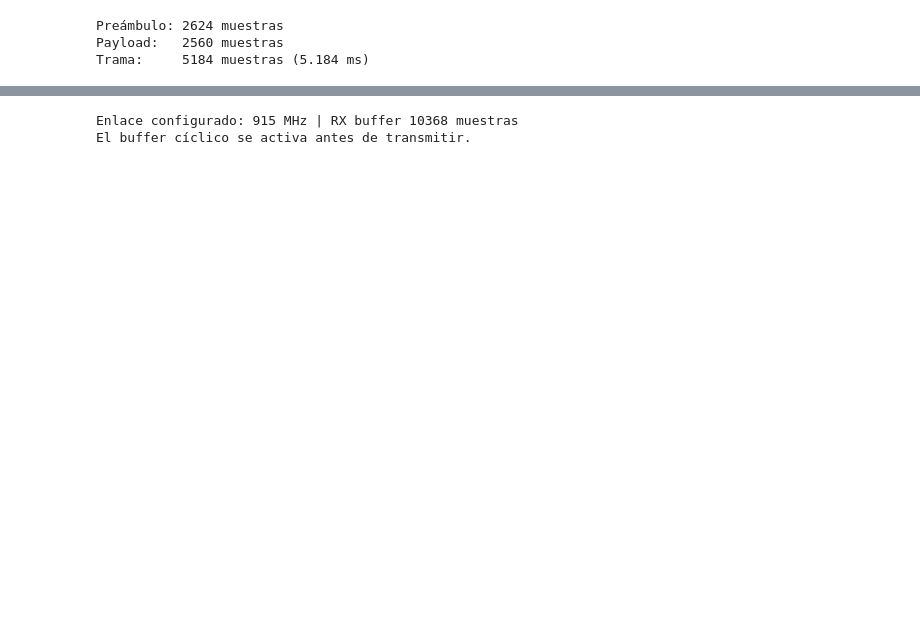
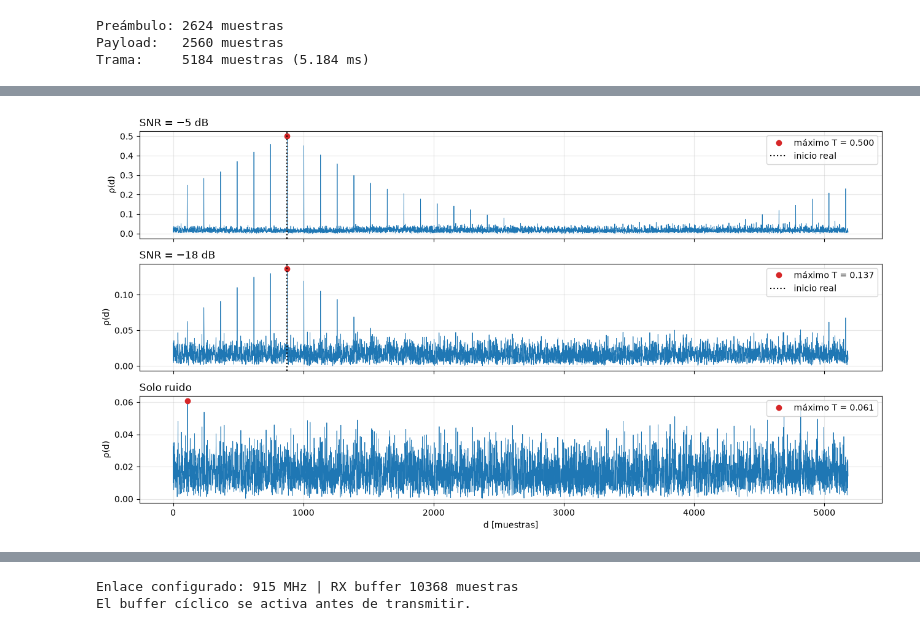
Before and after one commit to vicartu26/Testigos_de_Vangelista, a Jupyter notebook: tp_final_sdr.ipynb, the cells around one changed output, grey strips where cells are left out. Drawn from its saved outputs; the diff is of its cells as text; code cells hidden in the pictures; blank space fills up the shorter version.

```diff
--- a/tp_final_sdr.ipynb
+++ b/tp_final_sdr.ipynb
@@ -334,0 +365,37 @@ El receptor no sabe en qué momento empieza cada trama, así que la busca compar
+# %%
+# DETECCIÓN — 2. Detector en el tiempo: correlación normalizada
+def correlacion_normalizada(captura_in, patron=PRE, n_pos=L):
+    """rho(d) para d = 0 .. n_pos-1, por correlación directa (np.correlate)."""
+    seg = captura_in[: n_pos + patron.size - 1]
+    numerador = np.abs(np.correlate(seg, patron, mode="valid"))
+    acum = np.concatenate(([0.0], np.cumsum(np.abs(seg) ** 2)))
+    energia_ventana = acum[patron.size:] - acum[:-patron.size]
+    return numerador / (np.linalg.norm(patron) * np.sqrt(energia_ventana) + 1e-12)
+
+
+def detector_tiempo(captura_in, gamma):
+    """Devuelve (inicio estimado o -1 si no hay trama, T = máximo de rho)."""
+    rho = correlacion_normalizada(captura_in)
+    d = int(np.argmax(rho))
+    return (d if rho[d] >= gamma else -1), float(rho[d])
+
+
+casos = [("SNR = −5 dB", -5, True), ("SNR = −18 dB", -18, True), ("Solo ruido", -18, False)]
+fig, ejes = plt.subplots(3, 1, figsize=(13, 7), sharex=True)
+for eje, (titulo, snr, con) in zip(ejes, casos):
+    x, ini, _ = generar_captura(snr, np.random.default_rng(semilla + 2), con)
+    rho = correlacion_normalizada(x)
+    d = int(np.argmax(rho))
+    eje.plot(rho, linewidth=0.6)
+    eje.plot(d, rho[d], "o", color="C3", label=f"máximo T = {rho[d]:.3f}")
+    if ini >= 0:
+        eje.axvline(ini, color="k", linestyle=":", label="inicio real")
+    eje.set_title(titulo, loc="left")
+    eje.set_ylabel("ρ(d)")
+    eje.grid(alpha=0.3)
+    eje.legend(loc="upper right")
+ejes[2].set_xlabel("d [muestras]")
+fig.tight_layout()
+plt.show()
+# %% [output]
+[figure, added]
```
Also changed, not shown: parts of 48 cells of this notebook.
